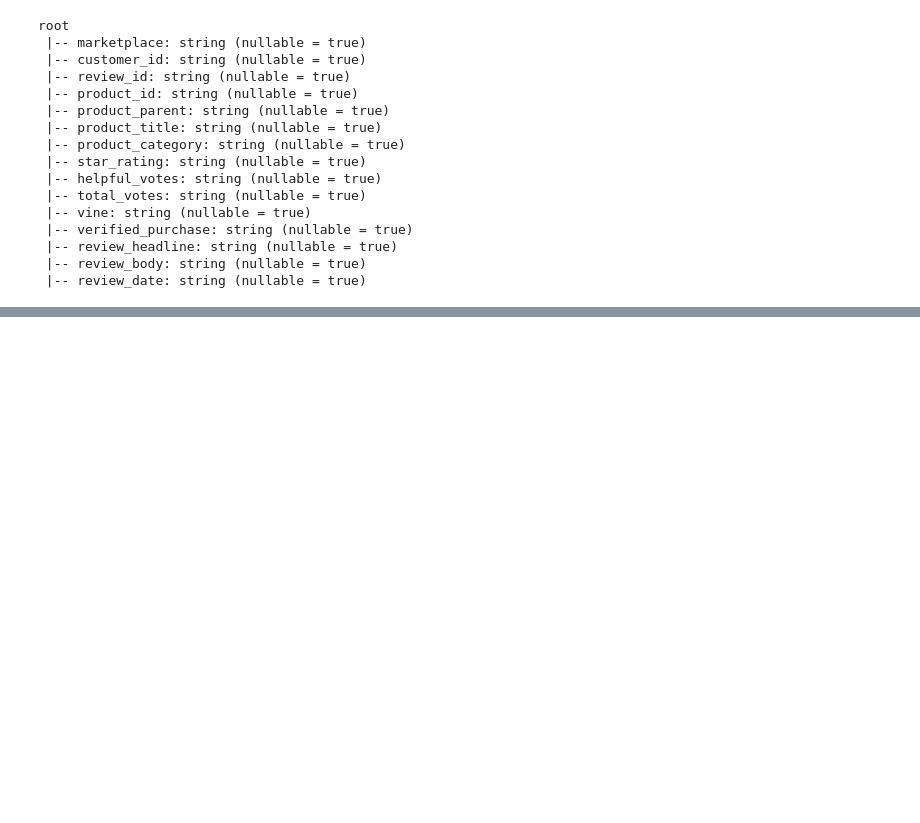
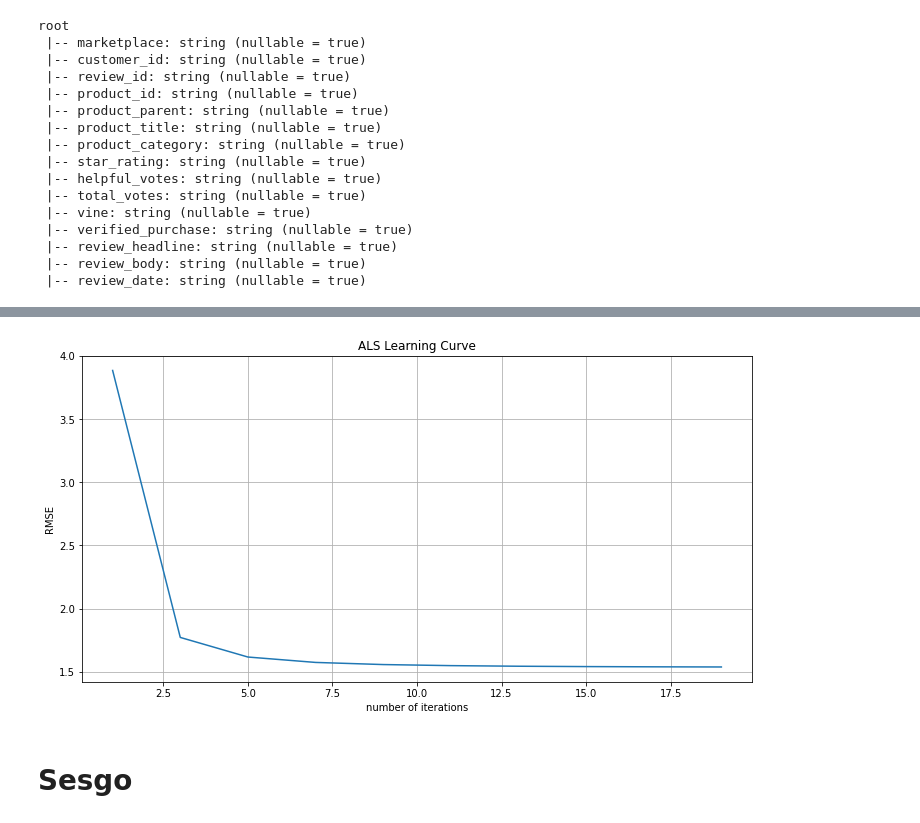
Before and after one commit to franco18/TrabajoFinal_ST1803_MINERIA, a Jupyter notebook: TrabajoFinal.ipynb, the cells around one changed output, grey strips where cells are left out. Drawn from its saved outputs; the diff is of its cells as text; code cells hidden in the pictures; blank space fills up the shorter version.

Commit message:
als implementation and
Se corren el Modelo ALS y se prueban varios hyperparametros

```diff
--- a/TrabajoFinal.ipynb
+++ b/TrabajoFinal.ipynb
@@ -229,2 +240,5 @@ ratings = spark.sql(query)
 # %%
-(training, test) = ratings.randomSplit([0.8, 0.2])
+(training, test) = ratings_df.randomSplit([0.8, 0.2])
+training.cache()
+test.cache()
+training.show()
@@ -231,6 +263,6 @@ ratings = spark.sql(query)
 # %%
-als = ALS(maxIter=20, regParam=0.01, userCol="customer_id", itemCol="product_id", ratingCol="star_rating",
-          coldStartStrategy="drop")
+als = ALS(maxIter=20, rank=2, regParam=0.4, userCol="customer_id", itemCol="product_new_id", ratingCol="star_rating",
+          coldStartStrategy="drop", nonnegative=True)
 model = als.fit(training)
 # %%
 predictions = model.transform(test)
@@ -266,0 +341,31 @@ only showing top 20 rows
+# %%
+import matplotlib.pyplot as plt
+
+def plot_learning_curve(train, test, reg, rank):
+    """
+    Plot function to show learning curve of ALS
+    """
+    arr_iters = [i for i in range(1,20,2)]
+    errors = []
+    for num_iters in arr_iters:
+      als = ALS(maxIter=num_iters, rank=rank, regParam=reg, userCol="customer_id", itemCol="product_new_id", ratingCol="star_rating", coldStartStrategy="drop", nonnegative=True)
+      model = als.fit(train)
+      predictions = model.transform(test)
+      evaluator = RegressionEvaluator(metricName="rmse", labelCol="star_rating", predictionCol="prediction")
+      error = evaluator.evaluate(predictions)
+      errors.append(error)
+
+    # plot
+    plt.figure(figsize=(12, 6))
+    plt.plot(arr_iters, errors)
+    plt.xlabel('number of iterations')
+    plt.ylabel('RMSE')
+    plt.title('ALS Learning Curve')
+    plt.grid(True)
+    plt.show()
+# %%
+plot_learning_curve(training, test, 0.4, 2)
+# %% [output]
+[figure, added]
+# %% [markdown]
+# Sesgo
```
Also changed, not shown: parts of 66 cells of this notebook.
